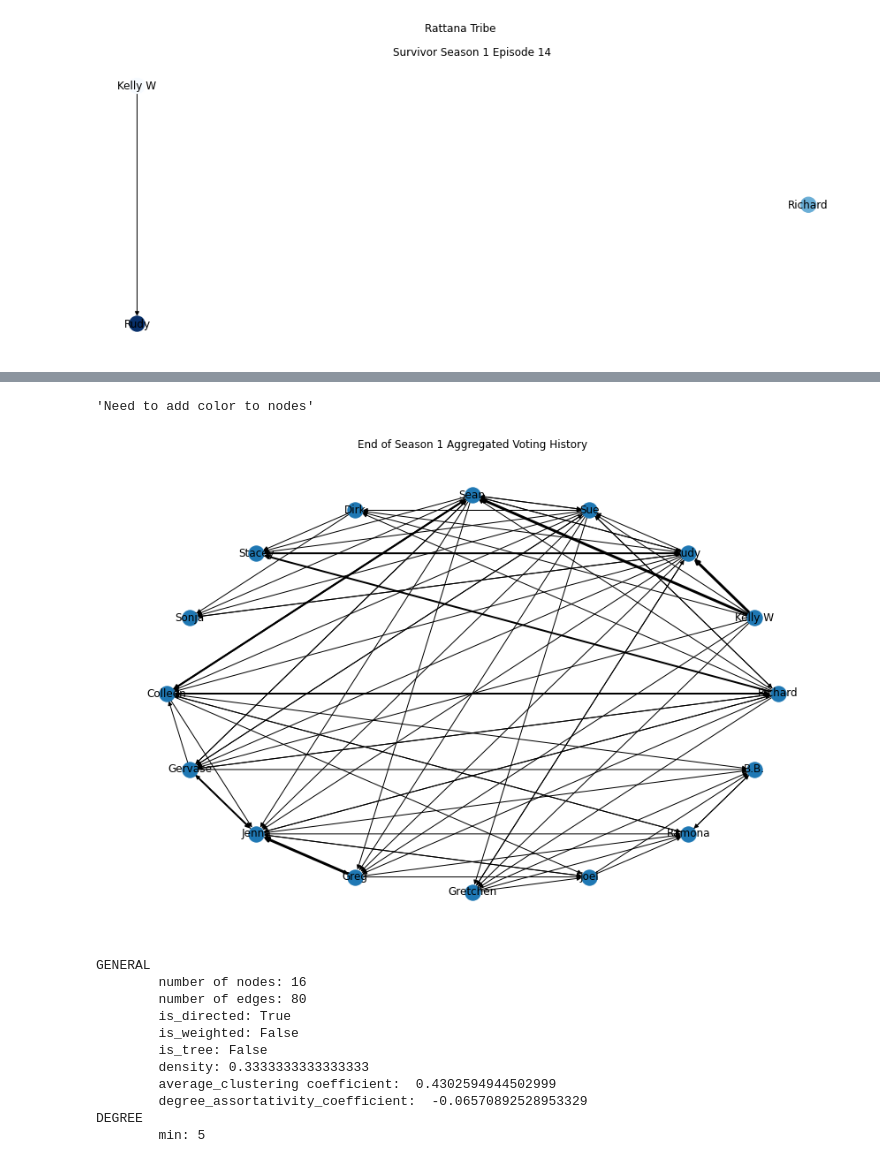
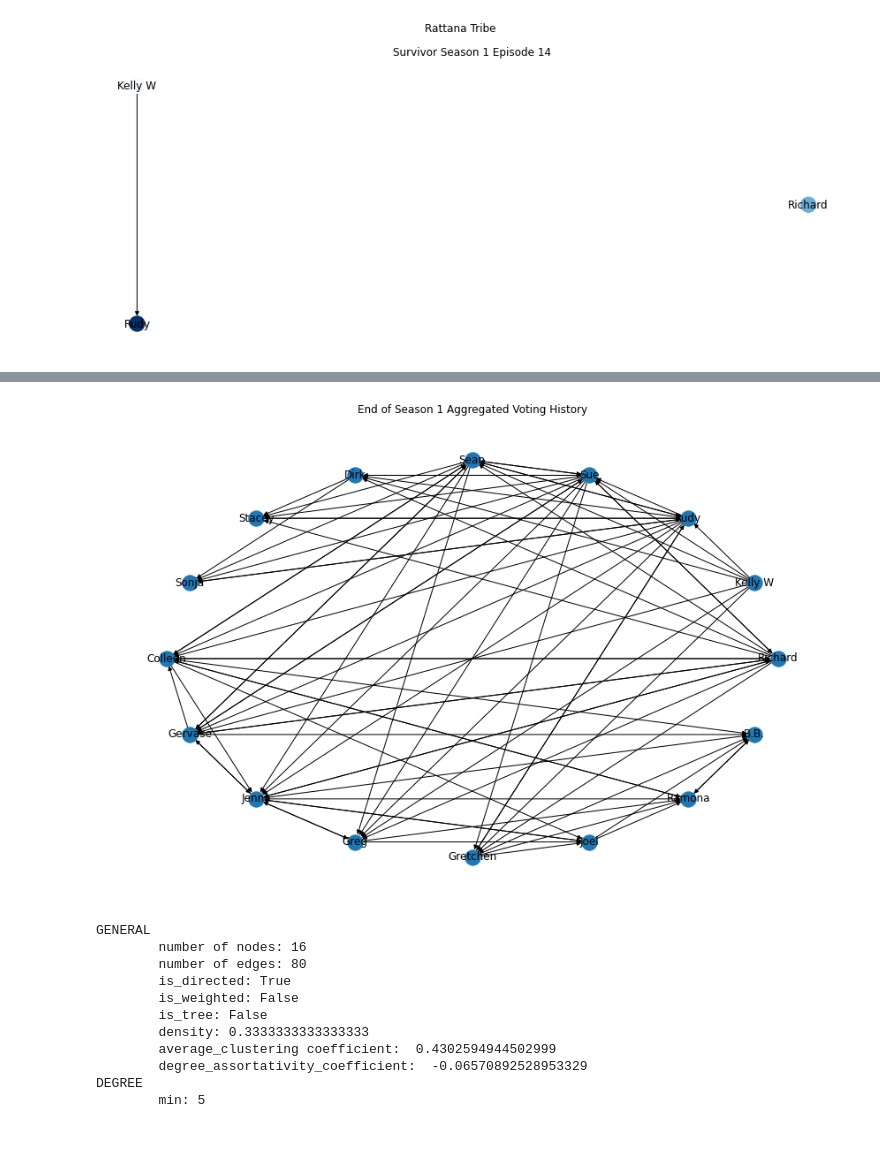
Before and after one commit to monroefarris/ANLY_645_Project, a Jupyter notebook: code/s1network.ipynb, the cells around one changed output, grey strips where cells are left out. Cells and saved outputs as stored; diff of their text form; code cells hidden in the pictures.

```diff
--- a/code/s1network.ipynb
+++ b/code/s1network.ipynb
@@ -28,7 +33,7 @@ from itertools import count
 # %% [markdown]
 ### Import stats data
 # %%
-seasonstats = pd.read_csv("../data/season_1/stats_season_1.csv")
+seasonstats = pd.read_csv("data/season_1/stats_season_1.csv")
 # %%
 (seasonstats.columns)
 # %% [output]
@@ -392,41 +382,41 @@ e_attr
 # %%
 from collections import Counter
+
 
 d = seasonstats[['Contestants','TCV']].dropna()
 y = list(d.itertuples(index=False, name=None))
 p = list(Counter(y).items())
 
 allVotesAttr = {}
 
 for i in range(len(p)):
     tmp = {}
     allVotesAttr[p[i][0]] = tmp
 
     tmp["NumVotes"] = p[i][1]
 
-widths = list(nx.get_edge_attributes(G,'NumVotes').values())
-n_color = list(nx.get_node_attributes(G,'Sex').values())
+
 
 G = nx.DiGraph()
 fig = plt.figure(figsize=(15, 10))
 
 G.add_nodes_from(d["Contestants"].unique())
 G.add_edges_from(y)
 
+widths = list(nx.get_edge_attributes(G,'NumVotes').values())
+n_color = list(nx.get_node_attributes(G,'Sex').values())
+
 nx.set_edge_attributes(G, allVotesAttr)
-nx.set_node_attributes(G, n_attr)
+nx.set_node_attributes(G, getNodeAttributes(seasonstats))
 
 
 plt.title('End of Season 1 Aggregated Voting History')
 pos=nx.circular_layout(G)
 nx.draw(G, pos, with_labels=True,
-        width=widths)
-
-"""Need to add color to nodes"""
-"""can do some normalization"""
+        # width=widths
+       )
 # %% [output]
-'Need to add color to nodes'
-[figure, old version]
+[figure, new version]
 # %%
 network_summary(G)
 # %% [output]
```
Also changed, not shown: parts of 16 cells of this notebook, 38 other files.
